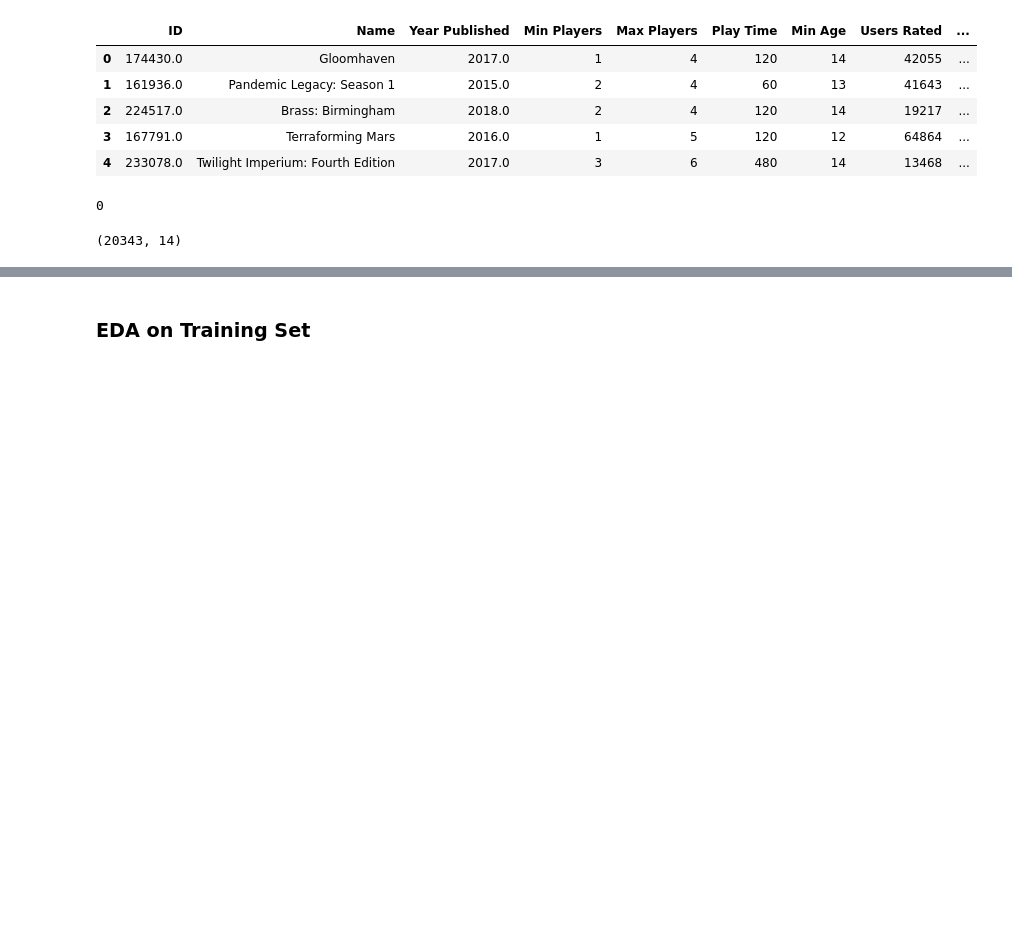
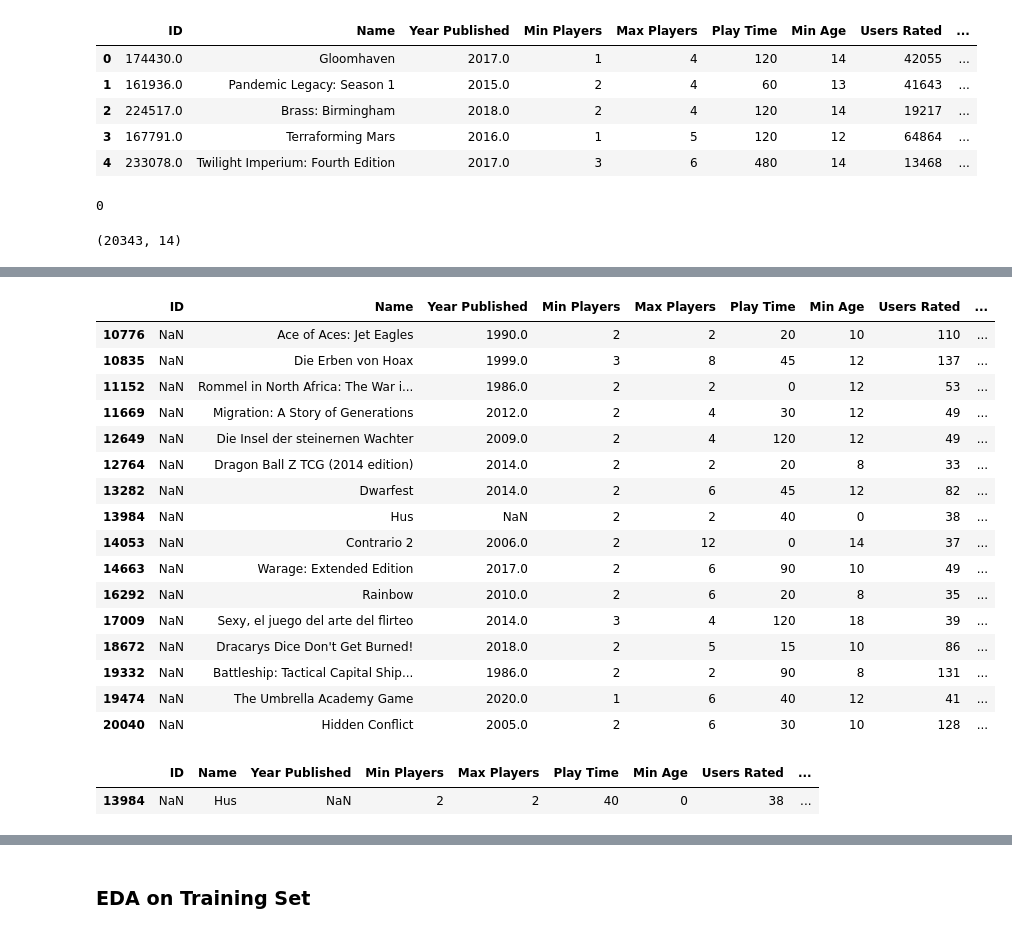
Before and after one commit to ChessGuy/data-projects, a Jupyter notebook: Board Game Recommender/Board Game Recommender.ipynb, the cells around one changed output, grey strips where cells are left out. Saved outputs shown, nothing was run; the diff lists cells and outputs as text; code cells hidden in the pictures; blank space fills up the shorter version.

```diff
--- a/Board Game Recommender/Board Game Recommender.ipynb
+++ b/Board Game Recommender/Board Game Recommender.ipynb
@@ -63,0 +100,25 @@ board_game_data.shape
+# %%
+board_game_data[board_game_data['ID'].isna()]
+# %% [output]
+|  | ID | Name | Year Published | Min Players | Max Players | Play Time | Min Age | Users Rated | ... |
+| 10776 | NaN | Ace of Aces: Jet Eagles | 1990.0 | 2 | 2 | 20 | 10 | 110 | ... |
+| 10835 | NaN | Die Erben von Hoax | 1999.0 | 3 | 8 | 45 | 12 | 137 | ... |
+| 11152 | NaN | Rommel in North Africa: The War i... | 1986.0 | 2 | 2 | 0 | 12 | 53 | ... |
+| 11669 | NaN | Migration: A Story of Generations | 2012.0 | 2 | 4 | 30 | 12 | 49 | ... |
+| 12649 | NaN | Die Insel der steinernen Wachter | 2009.0 | 2 | 4 | 120 | 12 | 49 | ... |
+| 12764 | NaN | Dragon Ball Z TCG (2014 edition) | 2014.0 | 2 | 2 | 20 | 8 | 33 | ... |
+| 13282 | NaN | Dwarfest | 2014.0 | 2 | 6 | 45 | 12 | 82 | ... |
+| 13984 | NaN | Hus | NaN | 2 | 2 | 40 | 0 | 38 | ... |
+| 14053 | NaN | Contrario 2 | 2006.0 | 2 | 12 | 0 | 14 | 37 | ... |
+| 14663 | NaN | Warage: Extended Edition | 2017.0 | 2 | 6 | 90 | 10 | 49 | ... |
+| 16292 | NaN | Rainbow | 2010.0 | 2 | 6 | 20 | 8 | 35 | ... |
+| 17009 | NaN | Sexy, el juego del arte del flirteo | 2014.0 | 3 | 4 | 120 | 18 | 39 | ... |
+| 18672 | NaN | Dracarys Dice Don't Get Burned! | 2018.0 | 2 | 5 | 15 | 10 | 86 | ... |
+| 19332 | NaN | Battleship: Tactical Capital Ship... | 1986.0 | 2 | 2 | 90 | 8 | 131 | ... |
+| 19474 | NaN | The Umbrella Academy Game | 2020.0 | 1 | 6 | 40 | 12 | 41 | ... |
+| 20040 | NaN | Hidden Conflict | 2005.0 | 2 | 6 | 30 | 10 | 128 | ... |
+# %%
+board_game_data[board_game_data['Year Published'].isna()]
+# %% [output]
+|  | ID | Name | Year Published | Min Players | Max Players | Play Time | Min Age | Users Rated | ... |
+| 13984 | NaN | Hus | NaN | 2 | 2 | 40 | 0 | 38 | ... |
```
Also changed, not shown: parts of 6 cells of this notebook.
